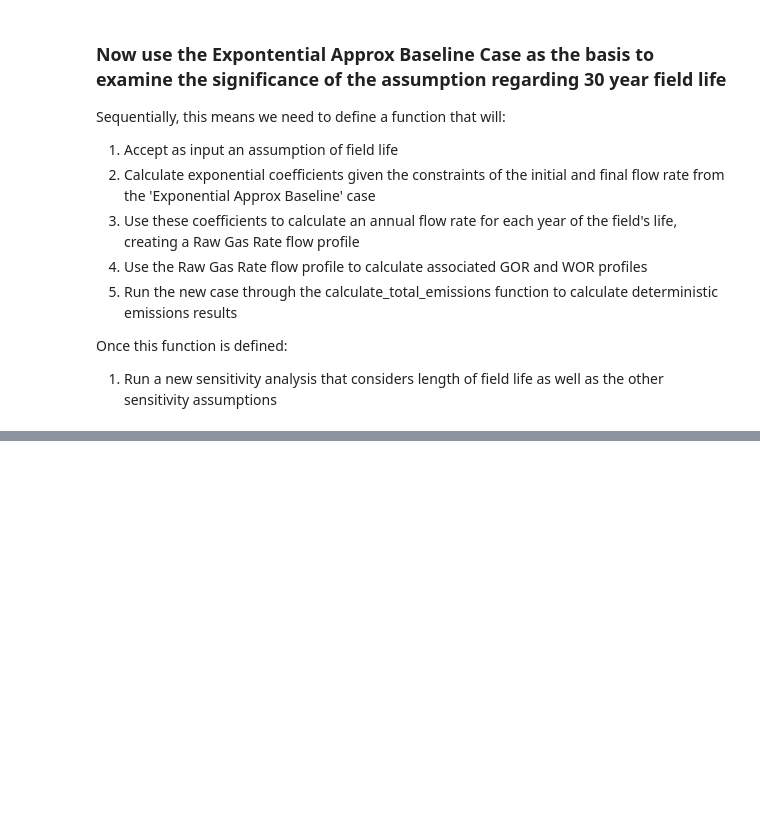
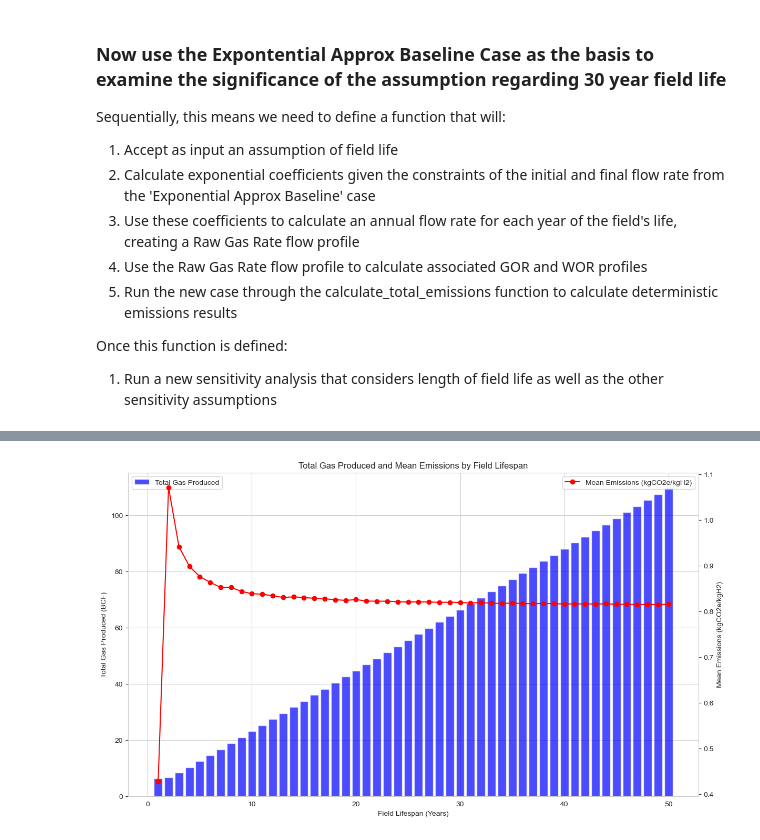
Before and after one commit to tblackfd/Geologic-Hydrogen-LCA-TEA, a Jupyter notebook: BrandtModelReplication_v0_2.ipynb, the cells around one changed output, grey strips where cells are left out. Drawn from its saved outputs; the diff is of its cells as text; code cells hidden in the pictures; blank space fills up the shorter version.

```diff
--- a/BrandtModelReplication_v0_2.ipynb
+++ b/BrandtModelReplication_v0_2.ipynb
@@ -5827,6 +5800,6 @@ def calculate_total_gas_produced_and_emissions(field_lifespan, sensitivity_varia
         'examined_case_emissions': examined_case_emissions
     }
 
-# Example usage
-result = calculate_total_gas_produced_and_emissions(50)
-print(result)
+# # Example usage
+# result = calculate_total_gas_produced_and_emissions(50)
+# print(result)
@@ -5902,0 +5841,28 @@ ValueError: closest_bhp contains NaN values, cannot proceed with calculations.
+# %%
+# Plot a bar chart of total gas produced and mean emissions for each field lifespan
+
+# Create a figure and axis
+fig, ax = plt.subplots(figsize=(14, 8))
+
+# Plot the total gas produced
+ax.bar(results_df['Field Lifespan (Years)'], results_df['Total Gas Produced (BCF)'], color='b', alpha=0.7, label='Total Gas Produced')
+
+# Create a second y-axis to plot the emissions
+ax2 = ax.twinx()
+ax2.plot(results_df['Field Lifespan (Years)'], results_df['Mean Emissions (kgCO2e/kgH2)'], color='r', marker='o', label='Mean Emissions (kgCO2e/kgH2)')
+ax2.set_ylabel('Mean Emissions (kgCO2e/kgH2)')
+ax2.grid(False)
+
+# Set labels and title
+ax.set_xlabel('Field Lifespan (Years)')
+ax.set_ylabel('Total Gas Produced (BCF)')
+ax.set_title('Total Gas Produced and Mean Emissions by Field Lifespan')
+
+# Add a legend
+ax.legend(loc='upper left')
+ax2.legend(loc='upper right')
+
+# Show the plot
+plt.show()
+# %% [output]
+[figure, added]
```
Also changed, not shown: parts of 6 cells of this notebook.
